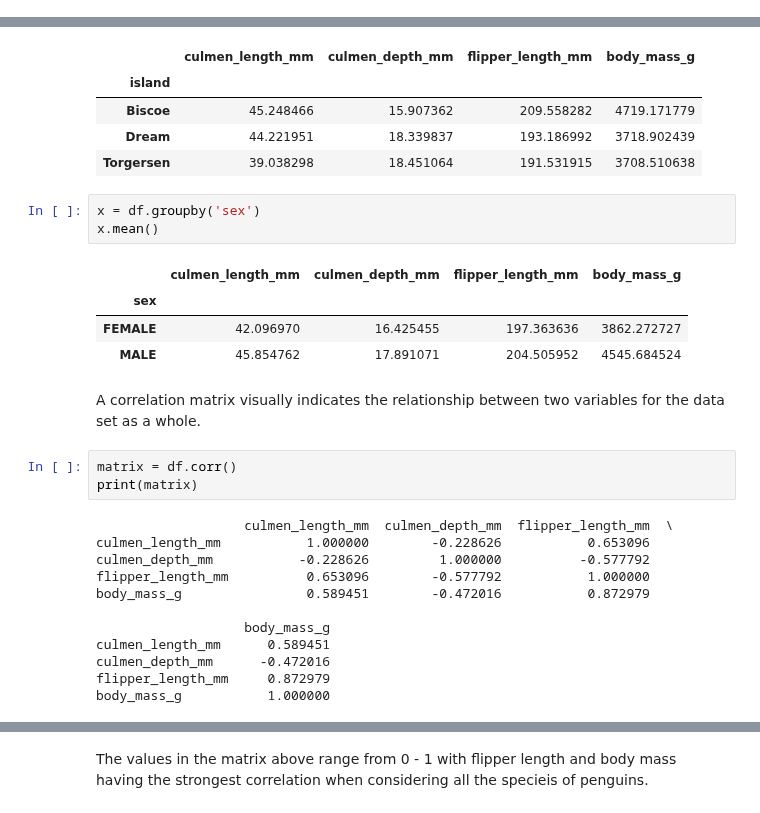
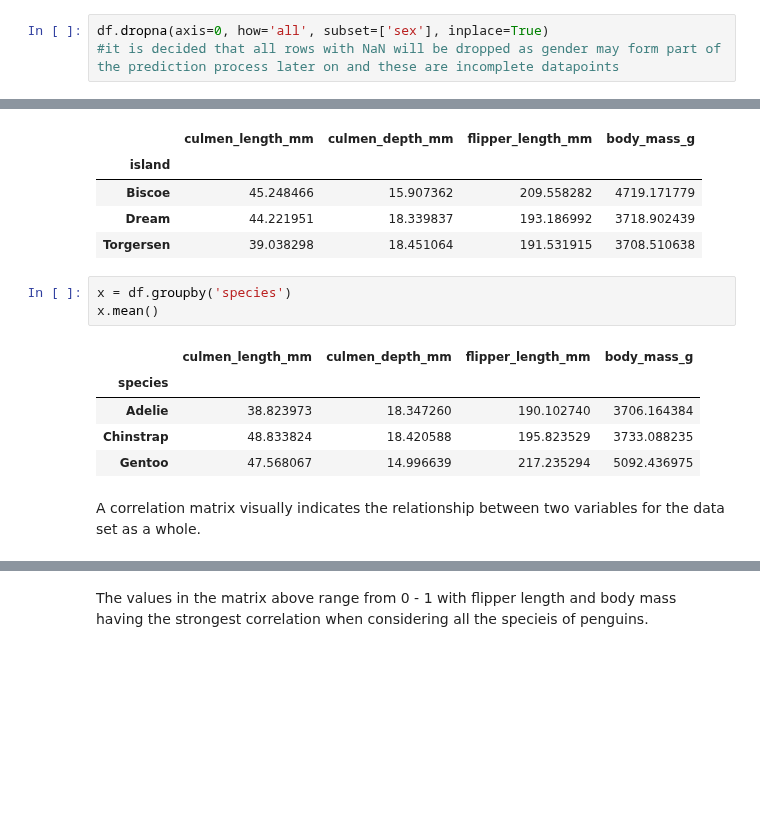
Before and after one commit to martinaobrien/machine-learning-and-statistics-assessment, a Jupyter notebook: Scikit-Learn-Jupyter-Notebook.ipynb, the cells around one changed output, grey strips where cells are left out. Drawn from its saved outputs; the diff is of its cells as text; blank space fills up the shorter version.

```diff
--- a/Scikit-Learn-Jupyter-Notebook.ipynb
+++ b/Scikit-Learn-Jupyter-Notebook.ipynb
@@ -121,0 +283,3 @@ The below functions look at samples from the dataset, its composition and whethe
+# %%
+df.dropna(axis=0, how='all', subset=['sex'], inplace=True)
+#it is decided that all rows with NaN will be dropped as gender may form part of the prediction process later on and these are incomplete datapoints
@@ -318,28 +463,14 @@ x.mean()
 | Dream | 44.221951 | 18.339837 | 193.186992 | 3718.902439 |
 | Torgersen | 39.038298 | 18.451064 | 191.531915 | 3708.510638 |
 # %%
-x = df.groupby('sex')
+x = df.groupby('species')
 x.mean()
 # %% [output]
 |  | culmen_length_mm | culmen_depth_mm | flipper_length_mm | body_mass_g |
-| sex |  |  |  |  |
-| FEMALE | 42.096970 | 16.425455 | 197.363636 | 3862.272727 |
-| MALE | 45.854762 | 17.891071 | 204.505952 | 4545.684524 |
+| species |  |  |  |  |
+| Adelie | 38.823973 | 18.347260 | 190.102740 | 3706.164384 |
+| Chinstrap | 48.833824 | 18.420588 | 195.823529 | 3733.088235 |
+| Gentoo | 47.568067 | 14.996639 | 217.235294 | 5092.436975 |
 # %% [markdown]
 A correlation matrix visually indicates the relationship between two variables for the data set as a whole.
-# %%
-matrix = df.corr()
-print(matrix)
-# %% [output]
-                   culmen_length_mm  culmen_depth_mm  flipper_length_mm  \
-culmen_length_mm           1.000000        -0.228626           0.653096
-culmen_depth_mm           -0.228626         1.000000          -0.577792
-flipper_length_mm          0.653096        -0.577792           1.000000
-body_mass_g                0.589451        -0.472016           0.872979
-
-                   body_mass_g
-culmen_length_mm      0.589451
-culmen_depth_mm      -0.472016
-flipper_length_mm     0.872979
-body_mass_g           1.000000
 # %%
```
Also changed, not shown: parts of 144 cells of this notebook.
